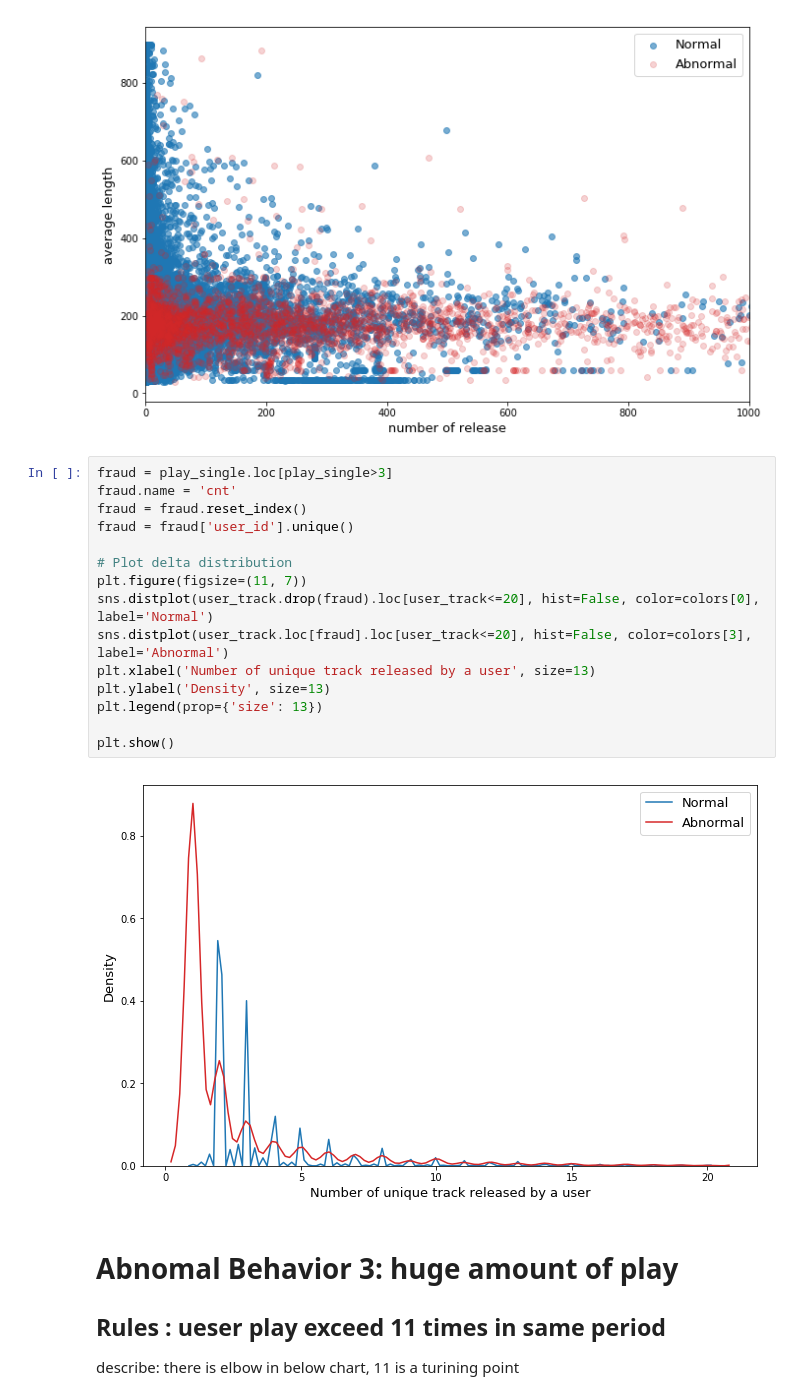
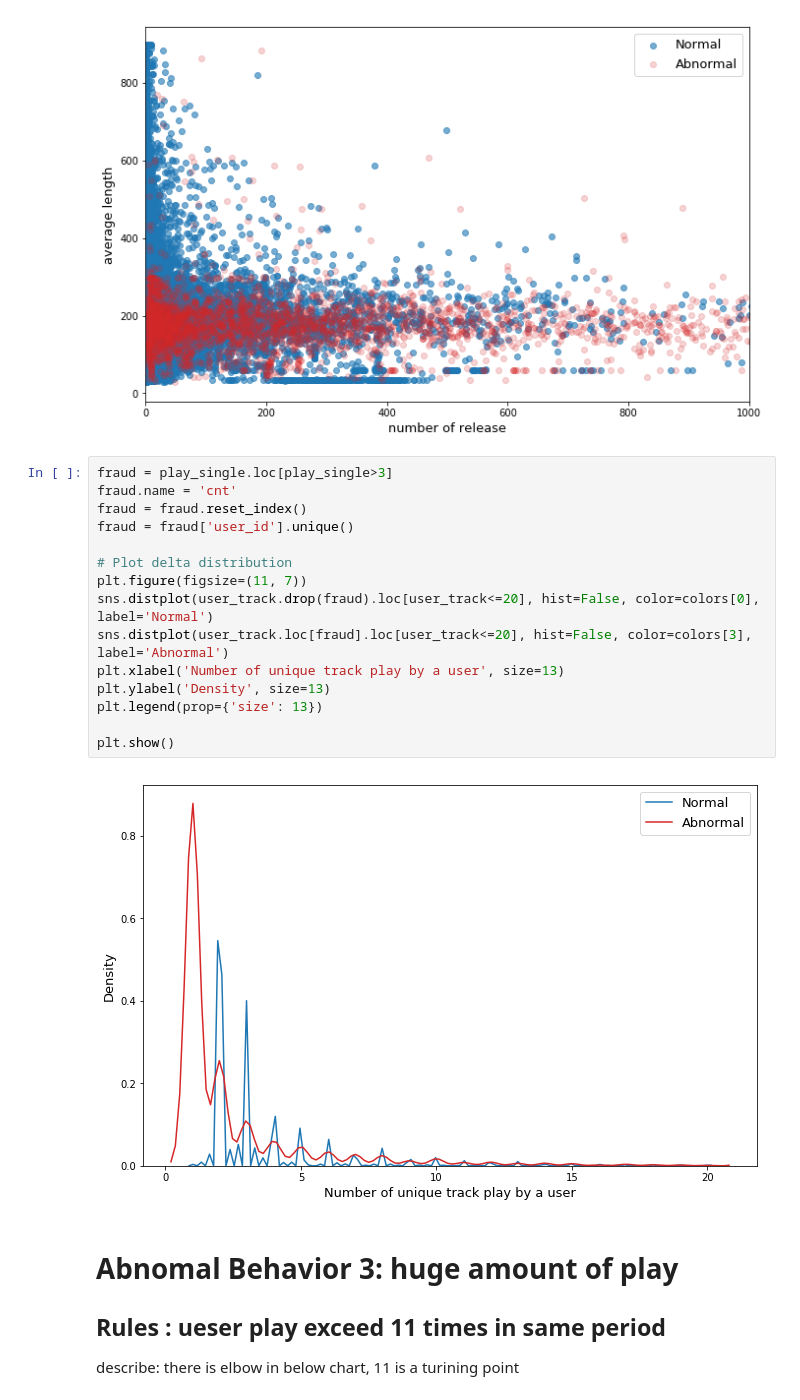
Before and after one commit to Trudie/Streaming_Fault_Detection, a Jupyter notebook: EDA.ipynb, the cells around one changed output. Drawn from its saved outputs; the diff is of its cells as text.

```diff
--- a/EDA.ipynb
+++ b/EDA.ipynb
@@ -202,20 +202,20 @@ plt.show()
 # %%
 fraud = play_single.loc[play_single>3]
 fraud.name = 'cnt'
 fraud = fraud.reset_index()
 fraud = fraud['user_id'].unique()
 
 # Plot delta distribution
 plt.figure(figsize=(11, 7))
 sns.distplot(user_track.drop(fraud).loc[user_track<=20], hist=False, color=colors[0], label='Normal')
 sns.distplot(user_track.loc[fraud].loc[user_track<=20], hist=False, color=colors[3], label='Abnormal')
-plt.xlabel('Number of unique track released by a user', size=13)
+plt.xlabel('Number of unique track play by a user', size=13)
 plt.ylabel('Density', size=13)
 plt.legend(prop={'size': 13})
 
 plt.show()
 # %% [output]
-[figure, old version]
+[figure, new version]
 # %% [markdown]
 # Abnomal Behavior 3:  huge amount of play
 ## Rules :  ueser play exceed 11 times in same period
```
Also changed, not shown: parts of 5 cells of this notebook, 2 other files.
